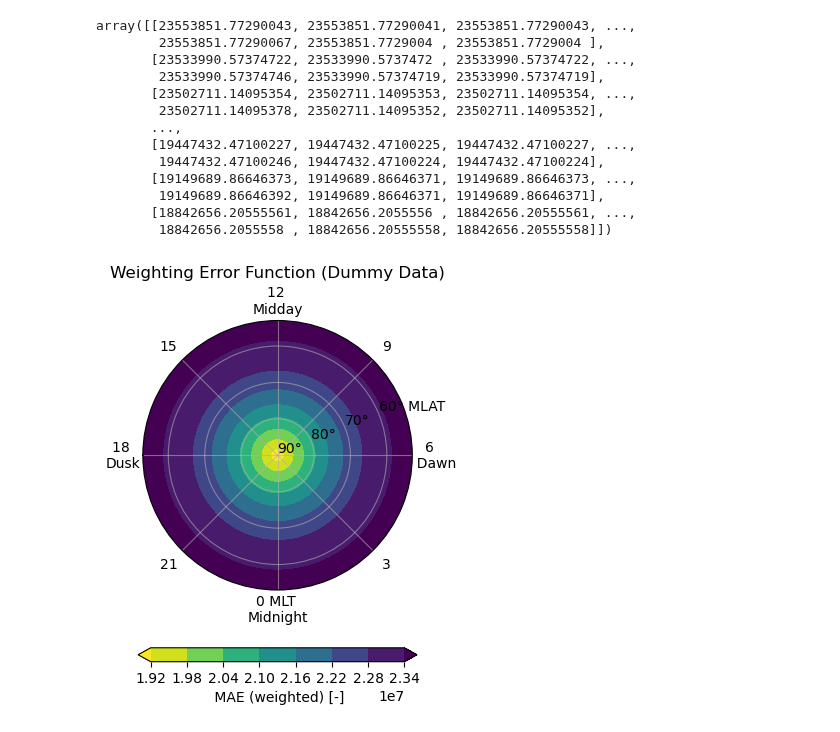
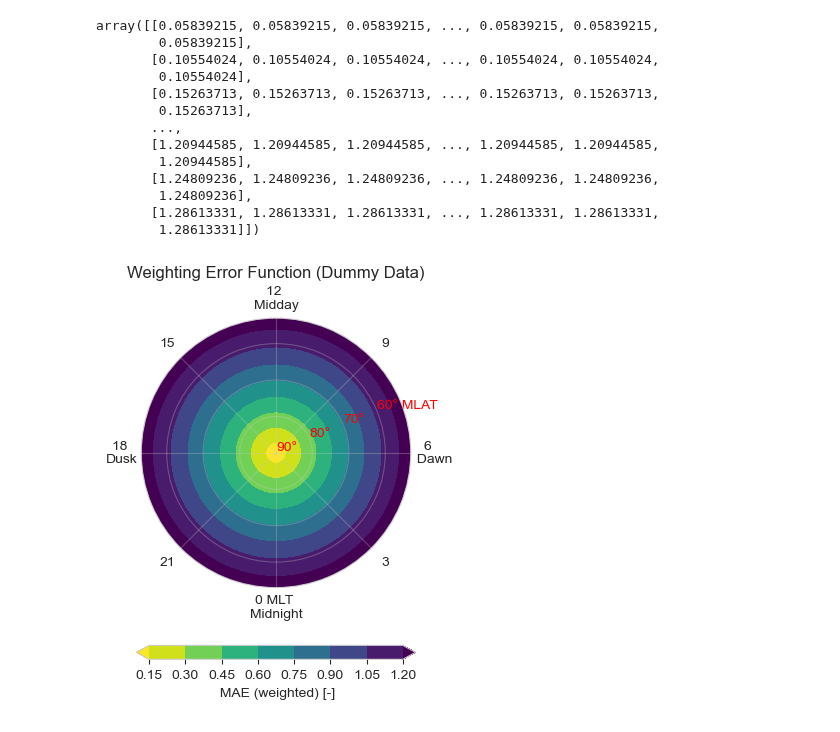
Before and after one commit to reddy-sachin/REPPU-ESN2, a Jupyter notebook: AE/weight_area.ipynb, the cells around one changed output. Drawn from its saved outputs; the diff is of its cells as text; code cells hidden in the pictures.

```diff
--- a/AE/weight_area.ipynb
+++ b/AE/weight_area.ipynb
@@ -11,36 +11,23 @@ mlt= np.linspace(1.6, 357.6, 80) #80 intervals between 1.6° to 357.6°
 #mlat = np.linspace(40,90,50) #50 intervals between 40° to 90°
 #mlt = np.linspace(0,360, 24) #24 intervals between 0° to 360°
 
+#mlat = np.linspace(0,90,30) #50 intervals between 40° to 90°
+#mlt = np.linspace(0,360,80) #24 intervals between 0° to 360°
+
 def calculate_delta(lat1, lon1, lat2, lon2):
     R_E = 6371.0 * 1e3 #meters
+    lat1 = 90 - lat1
+    lat2 = 90 - lat2
 
     lat1_rad = np.radians(lat1)
     lon1_rad = np.radians(lon1)
     lat2_rad = np.radians(lat2)
     lon2_rad = np.radians(lon2)
 
-    dlat = lat2_rad - lat1_rad
+    dlat = lat1_rad - lat2_rad
     dlon = lon2_rad - lon1_rad
 
     delta_x = (dlat / 360)*2*np.pi*R_E
     delta_y = (dlon / 360)*2*np.pi*R_E*np.sin(lat1_rad)
 
     return delta_x, delta_y
-
-# Initialize a 50x24 grid for areas
-areas = np.zeros((29, 79))
-
-# Loop through latitude and longitude pairs to calculate areas
-for i in range(len(mlat) - 1):
-    for j in range(len(mlt) - 1):
-        lat1, lat2 = mlat[i], mlat[i + 1]
-        lon1, lon2 = mlt[j], mlt[j + 1]
-
-        delta_x, delta_y = calculate_delta(lat1, lon1, lat2, lon2)
-
-        area = delta_x * delta_y
-        areas[i, j] = area
-
-#divide area values by 1e3
-#areas = areas / 1e6
-areas
@@ -66,13 +70,13 @@ array([[17129687.459596  , 17129687.45959599, 17129687.459596  , ...,
 # %%
 def weighted_loss(prediction, target, weights):
     loss = prediction - target #MAE
-
+    weights = weights / 1e6
     weighted_loss = loss * weights
 
     return weighted_loss
 
 target = np.ones((29, 79))
-prediction = target + 1.1
+prediction = target + 0.1
 weights = areas
 weights = np.flipud(weights)
 
@@ -82,43 +86,43 @@ weight_loss = weighted_loss(prediction, target, weights)
 #ax.set_yticklabels(np.flip(np.arange(53, 89, 1)))
 weight_loss
 # %% [output]
-array([[23553851.77290043, 23553851.77290041, 23553851.77290043, ...,
-        23553851.77290067, 23553851.7729004 , 23553851.7729004 ],
-       [23533990.57374722, 23533990.5737472 , 23533990.57374722, ...,
-        23533990.57374746, 23533990.57374719, 23533990.57374719],
-       [23502711.14095354, 23502711.14095353, 23502711.14095354, ...,
-        23502711.14095378, 23502711.14095352, 23502711.14095352],
+array([[0.05839215, 0.05839215, 0.05839215, ..., 0.05839215, 0.05839215,
+        0.05839215],
+       [0.10554024, 0.10554024, 0.10554024, ..., 0.10554024, 0.10554024,
+        0.10554024],
+       [0.15263713, 0.15263713, 0.15263713, ..., 0.15263713, 0.15263713,
+        0.15263713],
        ...,
-       [19447432.47100227, 19447432.47100225, 19447432.47100227, ...,
-        19447432.47100246, 19447432.47100224, 19447432.47100224],
-       [19149689.86646373, 19149689.86646371, 19149689.86646373, ...,
-        19149689.86646392, 19149689.86646371, 19149689.86646371],
-       [18842656.20555561, 18842656.2055556 , 18842656.20555561, ...,
-        18842656.2055558 , 18842656.20555558, 18842656.20555558]])
+       [1.20944585, 1.20944585, 1.20944585, ..., 1.20944585, 1.20944585,
+        1.20944585],
+       [1.24809236, 1.24809236, 1.24809236, ..., 1.24809236, 1.24809236,
+        1.24809236],
+       [1.28613331, 1.28613331, 1.28613331, ..., 1.28613331, 1.28613331,
+        1.28613331]])
 # %%
 # Define common parameters
 theta = np.linspace(0, 360, 79) - 90
 theta_rad = theta / 360 * 2 * np.pi
 r = 90 - np.linspace(53.1, 89.7, 29)
 shrink = .6
 
 # Plot true values
 abs_error = weight_loss
-#abs_error = np.flipud(abs_error) # flip the array upside down
+abs_error = np.flipud(abs_error) # flip the array upside down
 
 fig, ax = plt.subplots(subplot_kw={'projection': 'polar'}, figsize=(6,5))
 
-c_true = ax.contourf(theta_rad, r, abs_error,  cmap='viridis_r', extend='both')
+c_true = ax.contourf(theta_rad, r, abs_error,  cmap='viridis_r', extend='both', levels=10, zorder=0)
 ax.set_ylim([0, 37])
 ax.set_yticks([0, 10, 20, 30])
-ax.set_yticklabels(["90°", "80°", "70°", "60° MLAT"])
+ax.set_yticklabels(["90°", "80°", "70°", "60° MLAT"], color='red')
 ax.set_xlim([-np.pi, np.pi])
 ax.set_xticks(np.linspace(-np.pi, np.pi, 9)[1:])
 ax.set_xticklabels(["21", "0 MLT \nMidnight", "3", "6 \n  Dawn", "9", "12 \nMidday", "15", "18 \nDusk"])
 ax.set_title(f'Weighting Error Function (Dummy Data)')
 plt.colorbar(c_true, ax=ax, label=' MAE (weighted) [-]', shrink=shrink, pad=0.15, orientation='horizontal')
-ax.grid(True, linestyle='-', alpha=0.6)
+ax.grid(True, linestyle='-', alpha=0.3)
 #plt.tight_layout()
-#plt.savefig('smrai_esn_ID25.png', dpi=400, bbox_inches='tight')
+plt.savefig('/Users/sr2/My Drive/Career/Employment/Current/NIPR/Research/Assimilation/plots/weighted_MAE_REPU.png', dpi=400, bbox_inches='tight')
 # %% [output]
-[figure, old version]
+[figure, new version]
```
Also changed, not shown: parts of 4 cells of this notebook.
